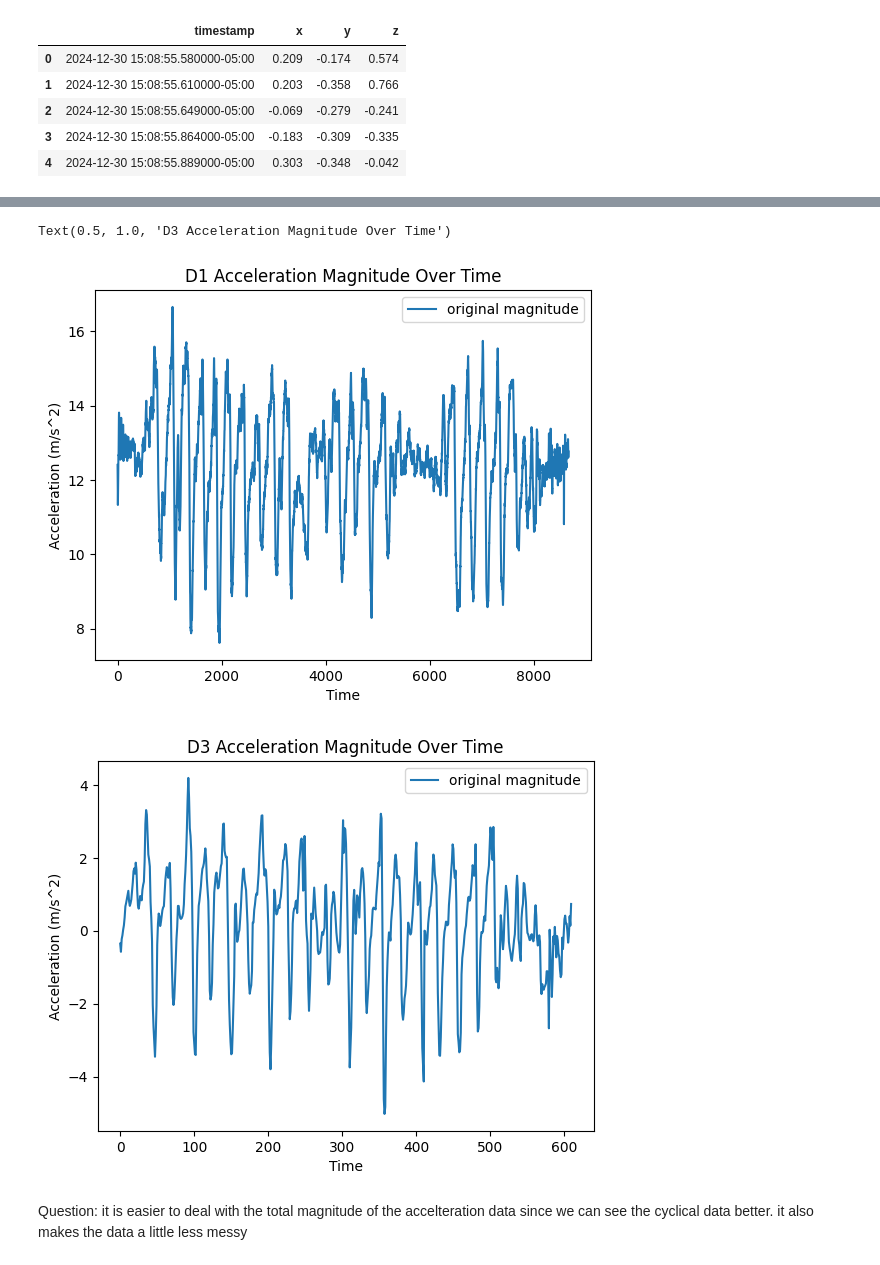
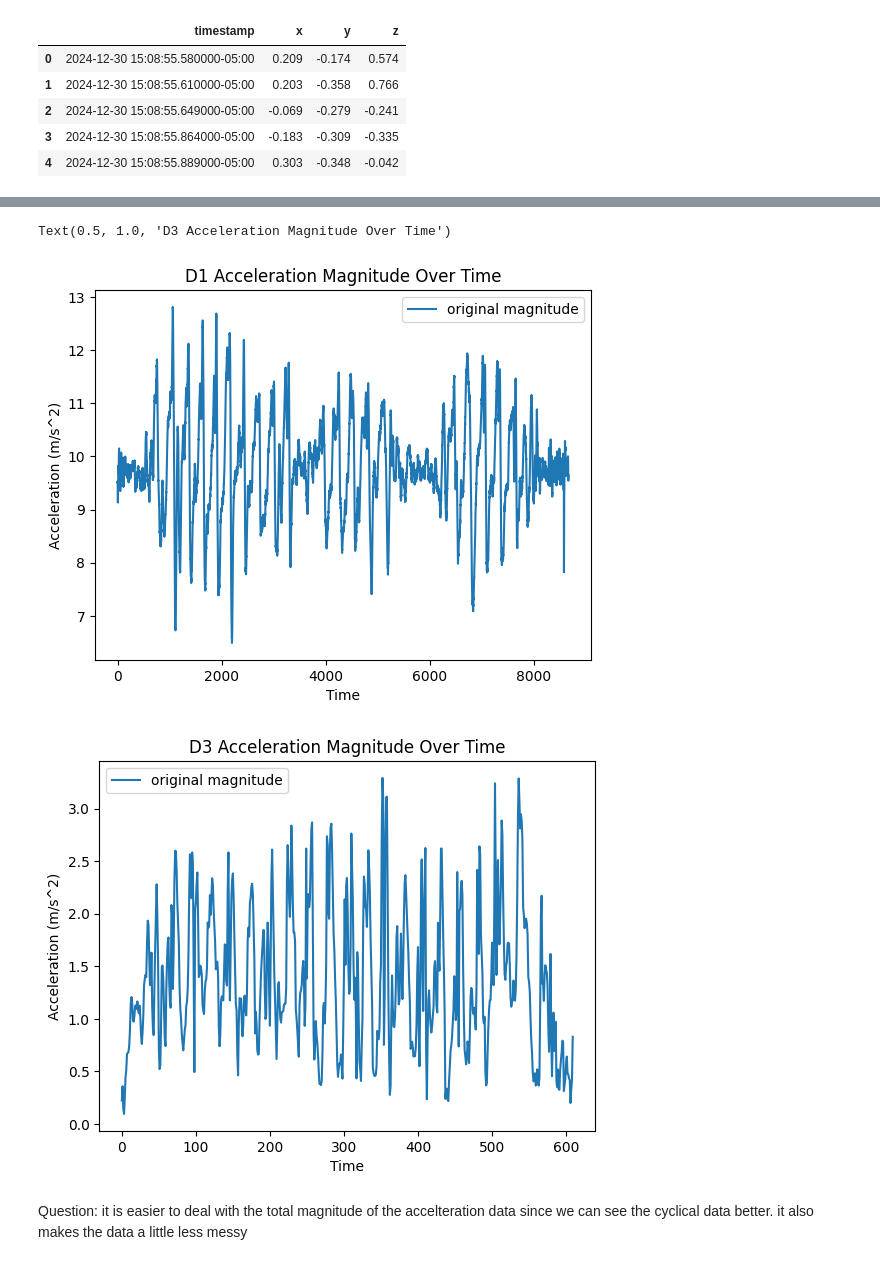
Before and after one commit to PickleLily/step_tracker, a Jupyter notebook: Part 1/step-counting-algorithm-starter/step counting starter.ipynb, the cells around one changed output, grey strips where cells are left out. Saved outputs shown, nothing was run; the diff lists cells and outputs as text; code cells hidden in the pictures.

```diff
--- a/Part 1/step-counting-algorithm-starter/step counting starter.ipynb
+++ b/Part 1/step-counting-algorithm-starter/step counting starter.ipynb
@@ -150,31 +135,31 @@ For this task, you need to do the following:
 # %%
 D1_left = 'data/D1_lefthand_normal_20steps.csv'
 D3_right = 'data/D3_righthand_normal_20steps_linearaccelerometer.csv'
 D1_data = pd.read_csv(D1_left, header=0, names=['timestamp', 'x', 'y', 'z'])
 D3_data = pd.read_csv(D3_right, header=0, names=['timestamp', 'x', 'y', 'z'])
 
-D1_magnitude = D1_data["x"] + D1_data["y"] + D1_data["z"]
-D3_magnitude = D3_data["x"] + D3_data["y"] + D3_data["z"]
+D1_magnitude = np.sqrt(D1_data["x"]**2 +  D1_data["y"]**2 +  D1_data["z"]**2)
+D3_magnitude = np.sqrt(D3_data["x"]**2 +  D3_data["y"]**2 +  D3_data["z"]**2)
 
 
 plt.figure()
 plt.plot(D1_magnitude, label='original magnitude')
 plt.legend()
 plt.xlabel("Time")
 plt.ylabel("Acceleration (m/s^2)")
 plt.title("D1 Acceleration Magnitude Over Time")
 
 
 plt.figure()
 plt.plot(D3_magnitude, label='original magnitude')
 plt.legend()
 plt.xlabel("Time")
 plt.ylabel("Acceleration (m/s^2)")
 plt.title("D3 Acceleration Magnitude Over Time")
 # %% [output]
 Text(0.5, 1.0, 'D3 Acceleration Magnitude Over Time')
-[figure, old version]
+[figure, new version]
-[figure, old version]
+[figure, new version]
 # %% [markdown]
 Question:
 it is easier to deal with the total magnitude of the accelteration data since we can see the cyclical data better. it also makes the data a little less messy
```
Also changed, not shown: parts of 6 cells of this notebook.
